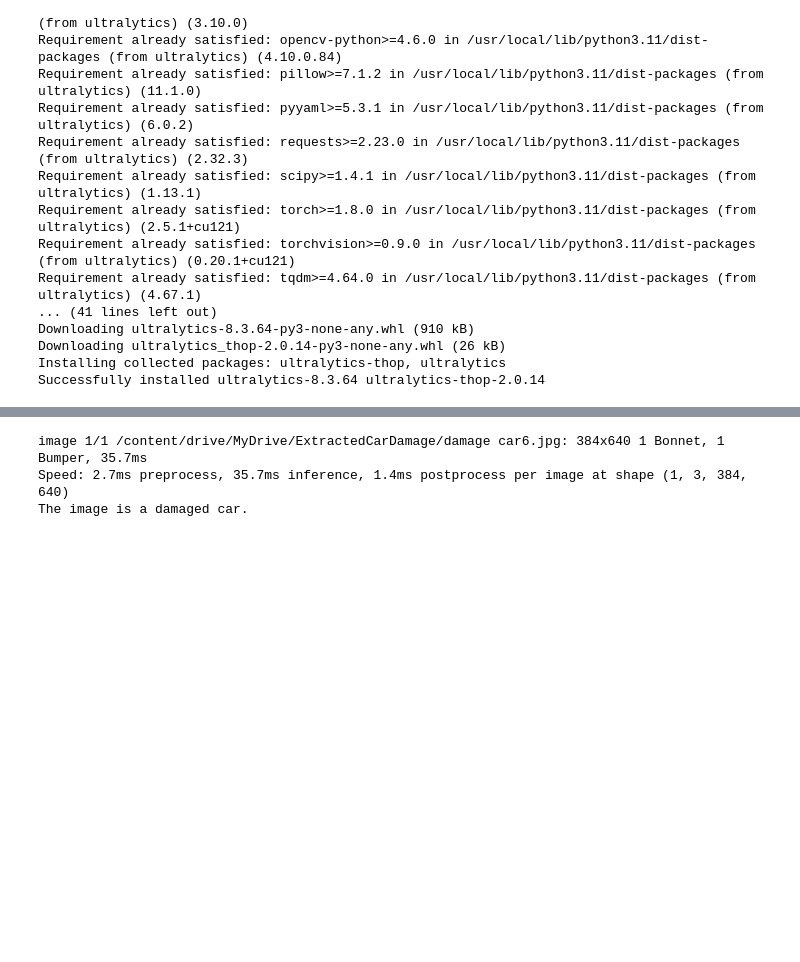
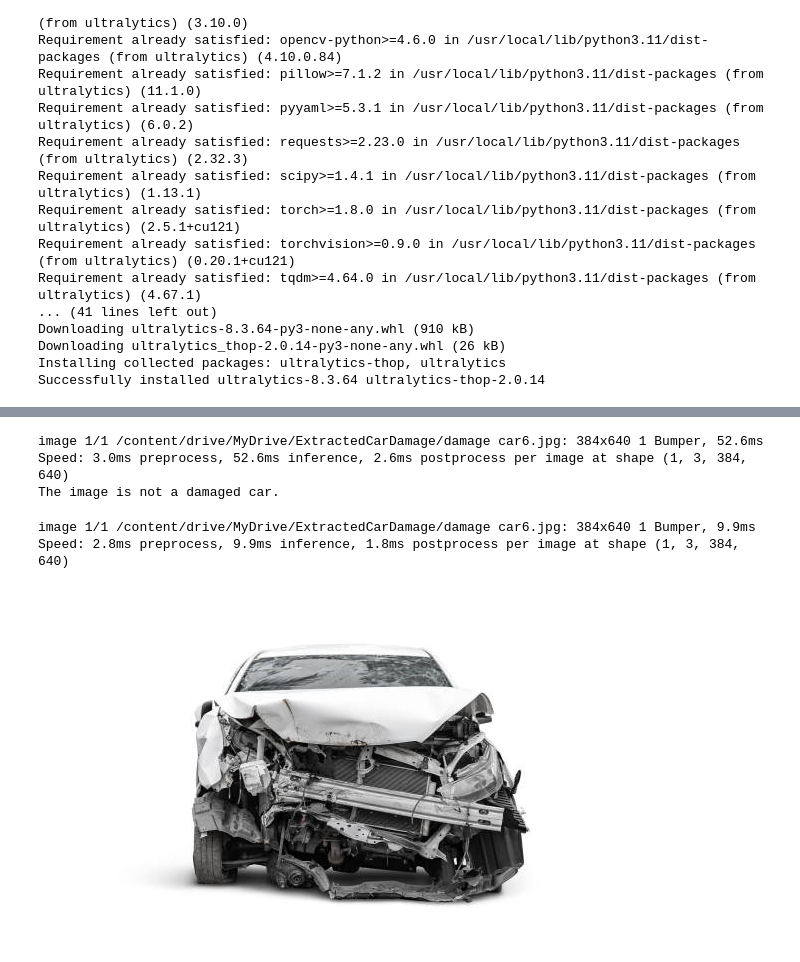
Before and after one commit to DeepikaAdalarasu/car-damage, a Jupyter notebook: Car.ipynb, the cells around one changed output, grey strips where cells are left out. Drawn from its saved outputs; the diff is of its cells as text; code cells hidden in the pictures; blank space fills up the shorter version.

```diff
--- a/Car.ipynb
+++ b/Car.ipynb
@@ -133,7 +136,7 @@ task: 'detect'
 # %%
 from ultralytics import YOLO
 
-model = YOLO("/content/runs/detect/train4/weights/best.pt")
+model = YOLO("/content/runs/detect/train3/weights/best.pt")
 
 def predict_damaged_car(image_path):
     results = model(image_path)
@@ -149,6 +152,47 @@ if predict_damaged_car(image_path):
 else:
     print("The image is not a damaged car.")
 # %% [output]
-image 1/1 /content/drive/MyDrive/ExtractedCarDamage/damage car6.jpg: 384x640 1 Bonnet, 1 Bumper, 35.7ms
-Speed: 2.7ms preprocess, 35.7ms inference, 1.4ms postprocess per image at shape (1, 3, 384, 640)
-The image is a damaged car.
+image 1/1 /content/drive/MyDrive/ExtractedCarDamage/damage car6.jpg: 384x640 1 Bumper, 52.6ms
+Speed: 3.0ms preprocess, 52.6ms inference, 2.6ms postprocess per image at shape (1, 3, 384, 640)
+The image is not a damaged car.
+# %%
+from ultralytics import YOLO
+import cv2
+from google.colab.patches import cv2_imshow
+
+# Load the trained model
+model = YOLO("/content/runs/detect/train3/weights/best.pt")
+
+def predict_and_draw_damaged_car(image_path):
+    # Run YOLO model on the input image
+    results = model(image_path)
+
+    # Load the image with OpenCV
+    image = cv2.imread(image_path)
+
+    # Loop through the results
+    for result in results:
+        for box in result.boxes:
+            if box.cls == 0:  # Assuming class 0 corresponds to "damaged car"
+                # Extract bounding box coordinates
+                x1, y1, x2, y2 = map(int, box.xyxy[0].tolist())  # Convert to integers
+                confidence = box.conf[0].item()  # Confidence score
+
+                # Draw the bounding box on the image
+                cv2.rectangle(image, (x1, y1), (x2, y2), (0, 255, 0), 3)  # Green box
+                label = f"Damaged ({confidence:.2f})"
+                cv2.putText(image, label, (x1, y1 - 10), cv2.FONT_HERSHEY_SIMPLEX, 0.5, (0, 255, 0), 2)
+
+    # Display the image with bounding boxes
+    cv2_imshow(image)
+    return results
+
+# Input image path
+image_path = "/content/drive/MyDrive/ExtractedCarDamage/damage car6.jpg"
+
+# Run the function
+results = predict_and_draw_damaged_car(image_path)
+# %% [output]
+image 1/1 /content/drive/MyDrive/ExtractedCarDamage/damage car6.jpg: 384x640 1 Bumper, 9.9ms
+Speed: 2.8ms preprocess, 9.9ms inference, 1.8ms postprocess per image at shape (1, 3, 384, 640)
+[figure, added]
```
Also changed, not shown: parts of 4 cells of this notebook.
